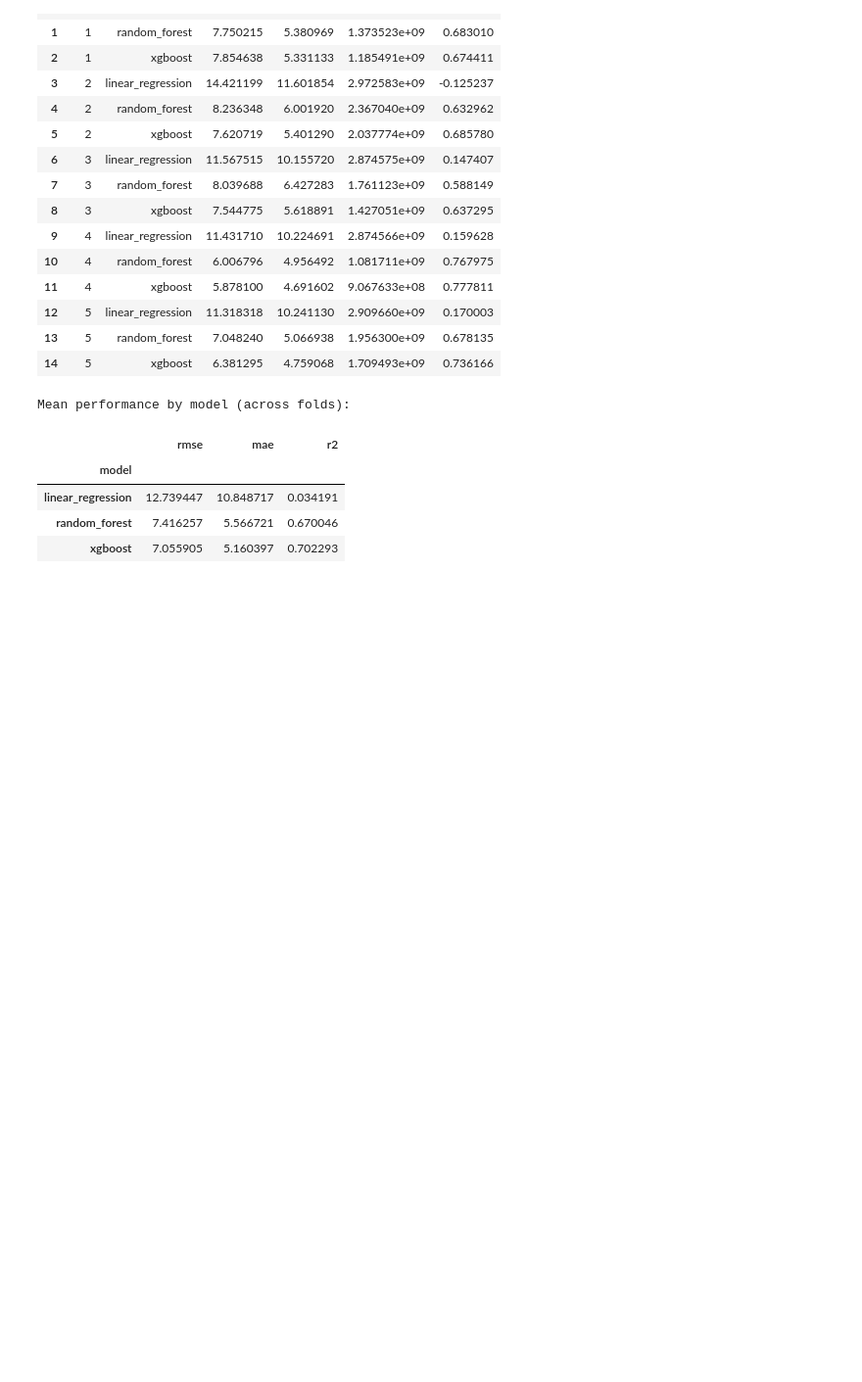
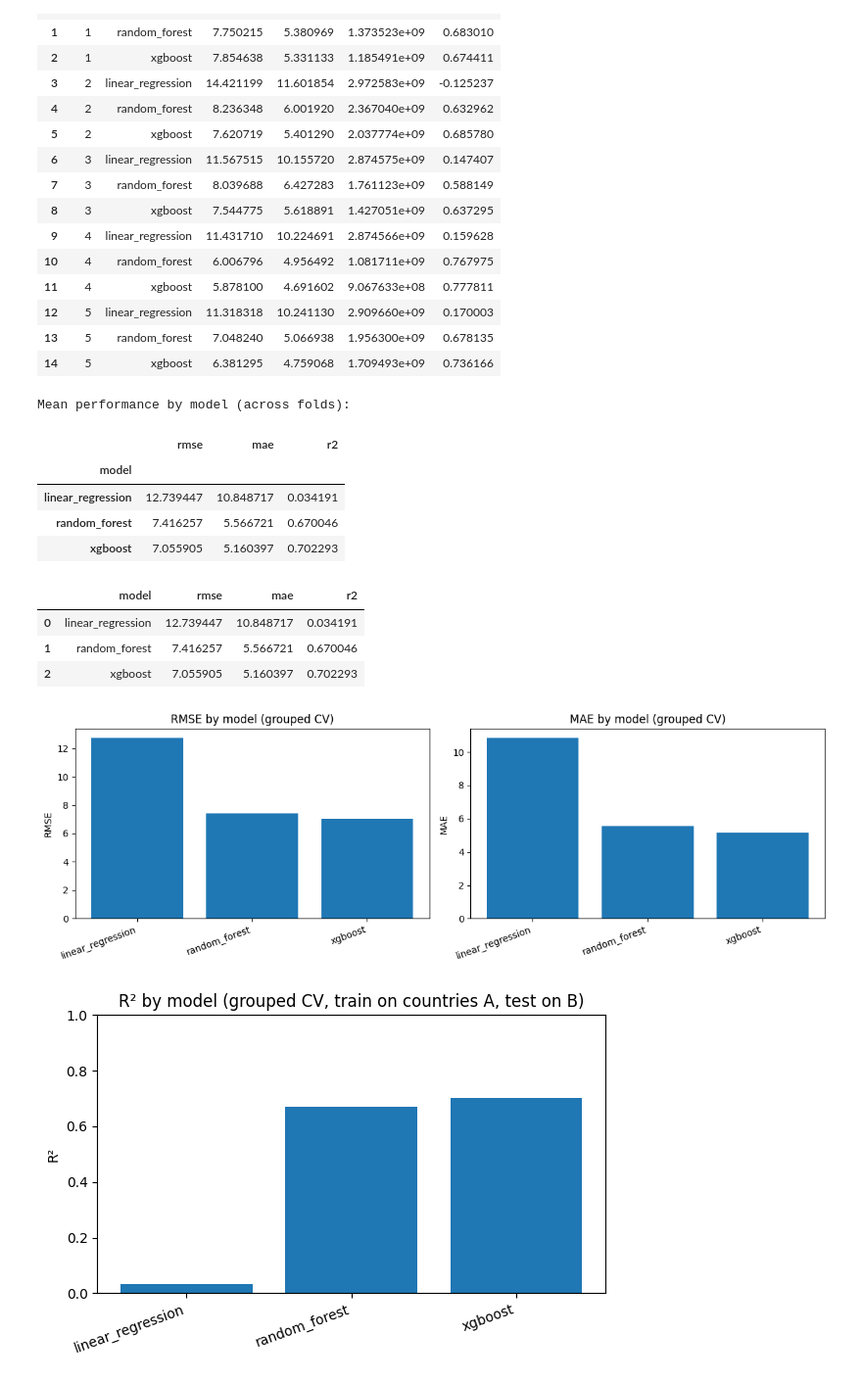
Before and after one commit to diyorbekzokirov/gdp_prediction_developing, a Jupyter notebook: notebooks/model_prediction.ipynb, the cells around one changed output. Shown: that part at 98% size. Drawn from its saved outputs; the diff is of its cells as text; code cells hidden in the pictures; blank space fills up the shorter version.

Commit message:
Created visualizations

```diff
--- a/notebooks/model_prediction.ipynb
+++ b/notebooks/model_prediction.ipynb
@@ -310,3 +283,57 @@ Mean performance by model (across folds):
 | linear_regression | 12.739447 | 10.848717 | 0.034191 |
 | random_forest | 7.416257 | 5.566721 | 0.670046 |
 | xgboost | 7.055905 | 5.160397 | 0.702293 |
+# %%
+import matplotlib.pyplot as plt
+
+# If not already done:
+# cv_results_df = pd.DataFrame(cv_results)
+
+# Compute mean metrics per model
+summary = (
+    cv_results_df
+    .groupby("model")[["rmse", "mae", "r2"]]
+    .mean()
+    .reset_index()
+)
+
+display(summary)
+
+# ---------------------------
+# Bar plot: RMSE and MAE
+# ---------------------------
+fig, axes = plt.subplots(1, 2, figsize=(12, 4))
+
+# RMSE
+axes[0].bar(summary["model"], summary["rmse"])
+axes[0].set_title("RMSE by model (grouped CV)")
+axes[0].set_ylabel("RMSE")
+axes[0].set_xticklabels(summary["model"], rotation=20, ha="right")
+
+# MAE
+axes[1].bar(summary["model"], summary["mae"])
+axes[1].set_title("MAE by model (grouped CV)")
+axes[1].set_ylabel("MAE")
+axes[1].set_xticklabels(summary["model"], rotation=20, ha="right")
+
+plt.tight_layout()
+plt.show()
+
+# ---------------------------
+# Bar plot: R²
+# ---------------------------
+plt.figure(figsize=(6, 4))
+plt.bar(summary["model"], summary["r2"])
+plt.title("R² by model (grouped CV, train on countries A, test on B)")
+plt.ylabel("R²")
+plt.ylim(0, 1)  # because R² is between 0 and 1
+plt.xticks(rotation=20, ha="right")
+plt.tight_layout()
+plt.show()
+# %% [output]
+|  | model | rmse | mae | r2 |
+| 0 | linear_regression | 12.739447 | 10.848717 | 0.034191 |
+| 1 | random_forest | 7.416257 | 5.566721 | 0.670046 |
+| 2 | xgboost | 7.055905 | 5.160397 | 0.702293 |
+[figure, added]
+[figure, added]
```
Also changed, not shown: parts of 5 cells of this notebook.
